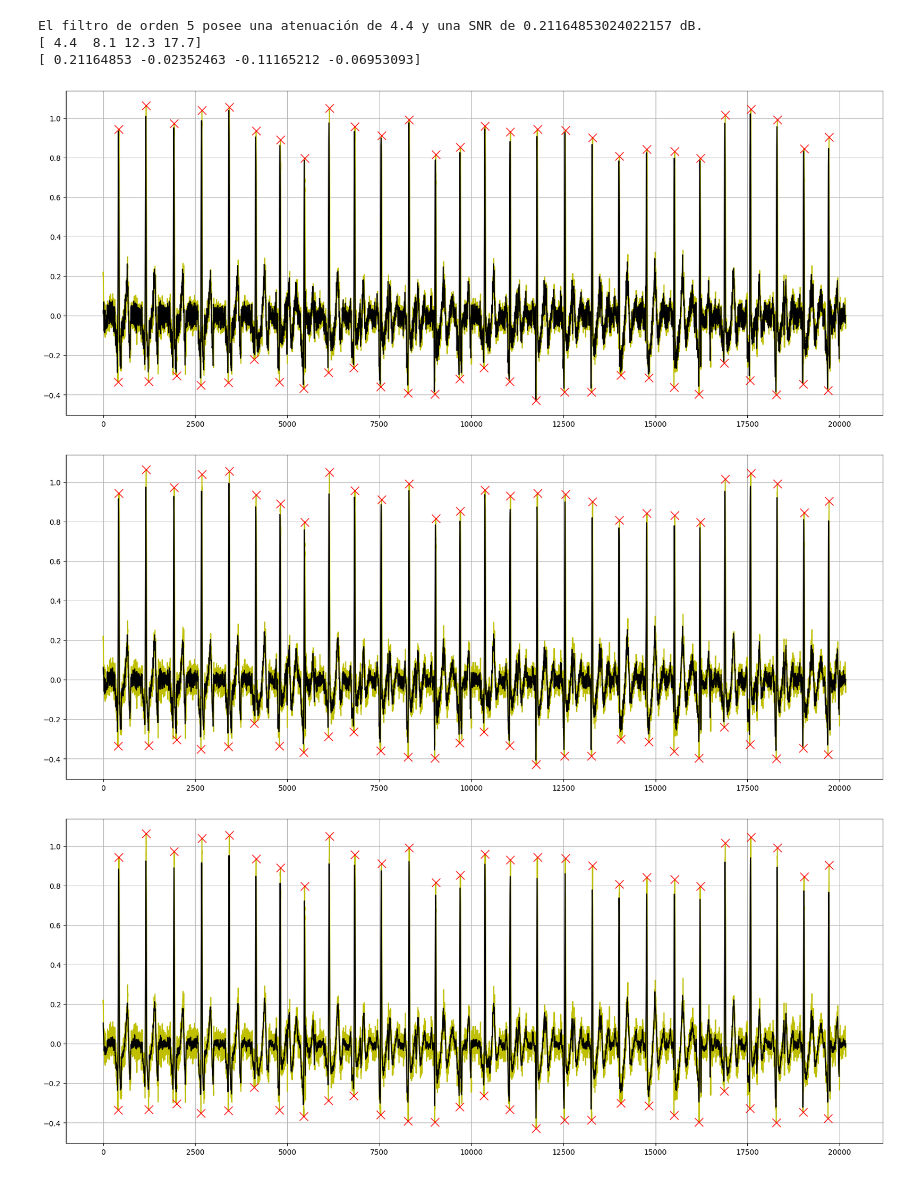
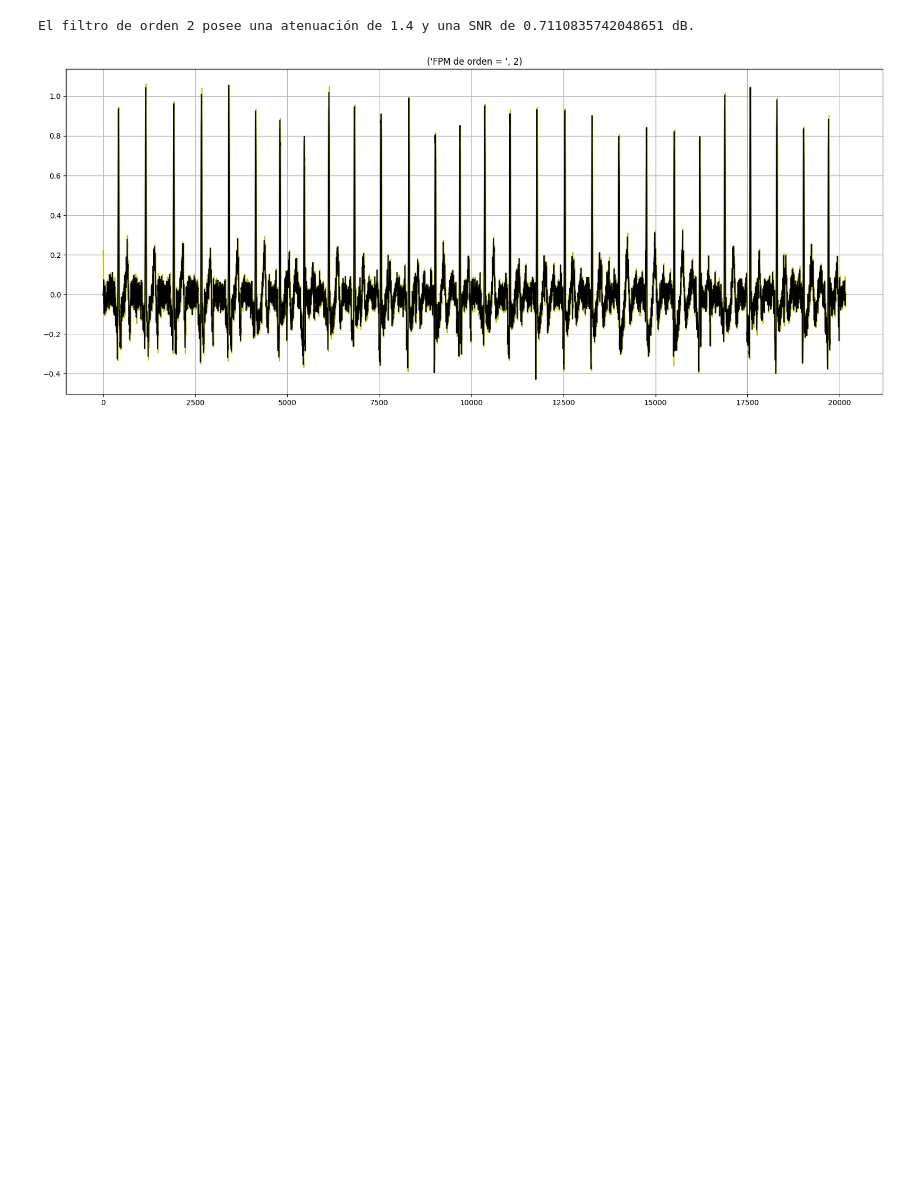
Before and after one commit to pauaguirrecarol/Proyecto-Final, a Jupyter notebook: funciones/FPM.ipynb, the cells around one changed output. Saved outputs shown, nothing was run; the diff lists cells and outputs as text; code cells hidden in the pictures; blank space fills up the shorter version.

```diff
--- a/funciones/FPM.ipynb
+++ b/funciones/FPM.ipynb
@@ -125,5 +95,24 @@ plt.savefig('/Users/paulaaguirrecarol/Desktop/Proyecto Final/imagenes/senalSinTe
 # %%
-M = np.arange (5,25,5) #vector de ordenes de los FPM
+# Leer el archivo de datos
+ECG = bioread.read_file ("/Users/paulaaguirrecarol/Desktop/Copia de 2. ecg_sinf.acq")
+t = ECG.time_index.T
+
+señal = ECG.channels[0].data
+Fs = ECG.channels[0].samples_per_second
+N = len(señal)
+n = np.arange (N)
+
+
+
+# Elimino tendencia -----------------------------------------------------------------------------
+A3 = np.arange(0,N,250) #arreglo
+B3 = tuple(A3) #tupla
+señal_sin_tendencia = signal.detrend(señal,bp=A3)
+#------------------------------------------------------------------------------------------------
+
+
+
+M = np.arange (2,6,1) #vector de ordenes de los FPM
 k = np.arange (0,30,dtype=np.float64)
 
 resp = np.empty ((N,len(M)))
@@ -141,47 +130,38 @@ A_min_signal = np.mean (señal_sin_tendencia[peaks_min])
 
 aux_max = np.zeros ((len(M),len(peaks_max)))
 aux_min = np.zeros ((len(M),len(peaks_min)))
 
 for i in range  (len(M)):
     peaks2_max = find_peaks (resp[:,i],distance=500)[0]
     peaks2_min = find_peaks (-resp[:,i],distance=500)[0]
     aux_max [i,:] = resp [peaks2_max,i]
     aux_min [i,:] = resp [peaks2_min,i]
 A_max = np.mean (aux_max,axis=1) ; A_min = np.mean (aux_min,axis=1)
 A_signal = A_max_signal - A_min_signal ; A_signal_filtr = A_max - A_min
 Atenuac = np.round ((A_signal - A_signal_filtr)*100/A_signal,1) #porcentaje de atencuación
 
 
 max_noise = np.zeros (len(M)) ; min_noise = np.zeros (len(M))
 for i in range (len(M)):
     max_noise[i] = max(resp[400:600,i]) #ruido uniforme en toda la señal
     min_noise[i] = min(resp[400:600,i])
 
 
 A_noise = max_noise - min_noise
 SNR = A_signal_filtr / A_noise
 SNR_dB = 20*np.log (A_signal_filtr/A_noise)
 
 for i in range (len(M)):
     if (Atenuac[i] < 20)&(SNR_dB[i] == max(SNR_dB)):
         print (f"El filtro de orden {M[i]} posee una atenuación de {Atenuac[i]} y una SNR de {SNR_dB[i]} dB.")
         Mejor_FPM = i
 
-print (Atenuac)
-print (SNR_dB)
-
-for i in range (len(M)):
-    plt.figure(figsize=(20,8))
-    plt.plot(t*Fs, señal_sin_tendencia,color="y")
-    plt.plot(t*Fs, resp[:,i],color="k")
-    plt.plot(peaks_max, señal_sin_tendencia[peaks_max],"x",color="r",ms=12)
-    plt.plot(peaks_min, señal_sin_tendencia[peaks_min],"x",color="r",ms=12)
-    plt.grid (True)
-    plt.show()
+plt.figure(figsize=(20,8))
+plt.title (( 'FPM de orden = ', M[Mejor_FPM] ))
+plt.plot(n, señal_sin_tendencia,color="y")
+plt.plot(n, resp[:,Mejor_FPM],color="k")
+plt.grid (True)
+plt.show()
 # %% [output]
-El filtro de orden 5 posee una atenuación de 4.4 y una SNR de 0.21164853024022157 dB.
-[ 4.4  8.1 12.3 17.7]
-[ 0.21164853 -0.02352463 -0.11165212 -0.06953093]
+El filtro de orden 2 posee una atenuación de 1.4 y una SNR de 0.7110835742048651 dB.
-[figure, old version]
+[figure, new version]
-[figure, removed]
-[figure, removed]
```
Also changed, not shown: parts of 6 cells of this notebook, 8 other files.
